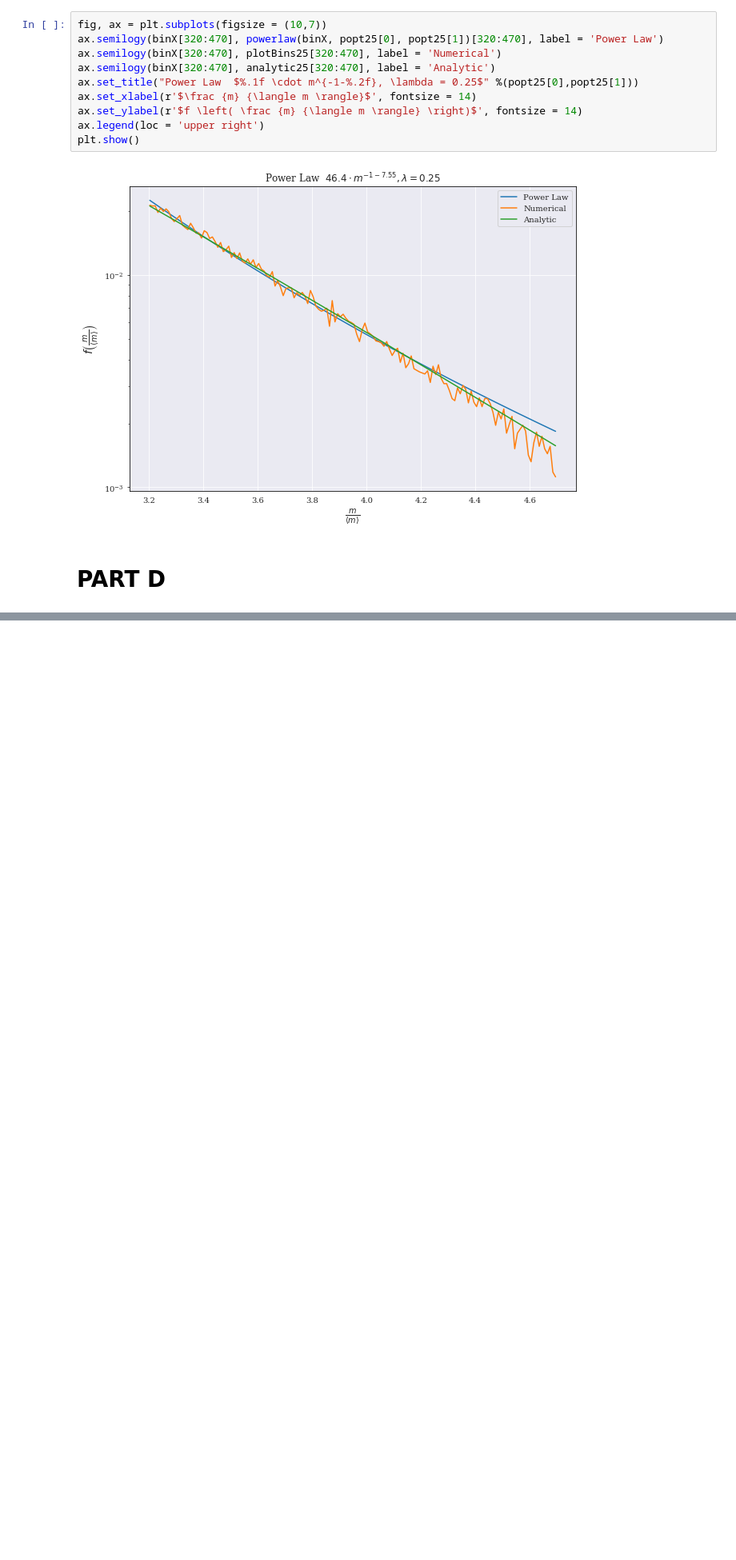
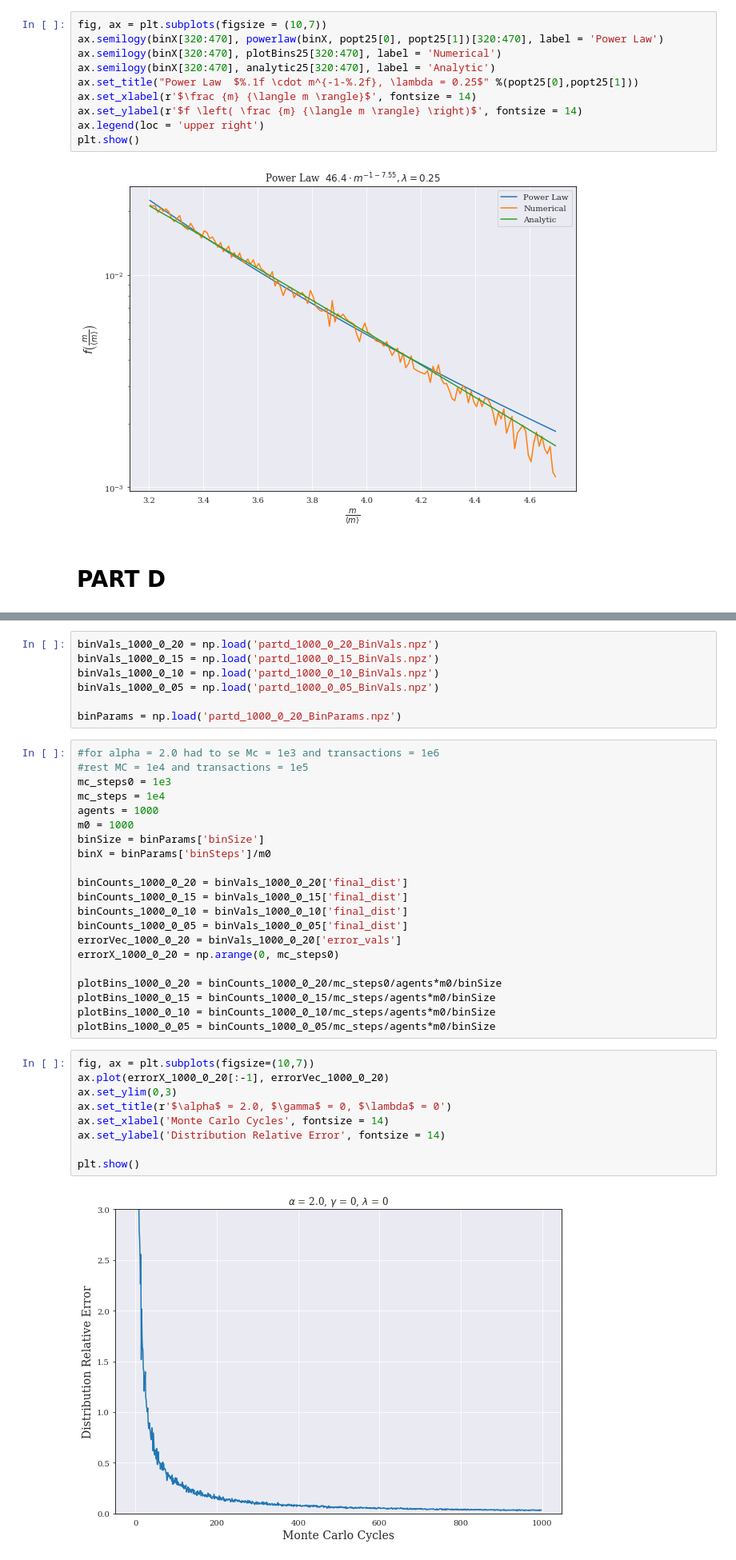
Before and after one commit to bruce-chappell/FYS4150, a Jupyter notebook: project5/proj5notebook.ipynb, the cells around one changed output, grey strips where cells are left out. Shown: that part at 80% size. Saved outputs shown, nothing was run; the diff lists cells and outputs as text; blank space fills up the shorter version.

```diff
--- a/project5/proj5notebook.ipynb
+++ b/project5/proj5notebook.ipynb
@@ -334,0 +335,39 @@ plt.show()
+# %%
+binVals_1000_0_20 = np.load('partd_1000_0_20_BinVals.npz')
+binVals_1000_0_15 = np.load('partd_1000_0_15_BinVals.npz')
+binVals_1000_0_10 = np.load('partd_1000_0_10_BinVals.npz')
+binVals_1000_0_05 = np.load('partd_1000_0_05_BinVals.npz')
+
+binParams = np.load('partd_1000_0_20_BinParams.npz')
+# %%
+#for alpha = 2.0 had to se Mc = 1e3 and transactions = 1e6
+#rest MC = 1e4 and transactions = 1e5
+mc_steps0 = 1e3
+mc_steps = 1e4
+agents = 1000
+m0 = 1000
+binSize = binParams['binSize']
+binX = binParams['binSteps']/m0
+
+binCounts_1000_0_20 = binVals_1000_0_20['final_dist']
+binCounts_1000_0_15 = binVals_1000_0_15['final_dist']
+binCounts_1000_0_10 = binVals_1000_0_10['final_dist']
+binCounts_1000_0_05 = binVals_1000_0_05['final_dist']
+errorVec_1000_0_20 = binVals_1000_0_20['error_vals']
+errorX_1000_0_20 = np.arange(0, mc_steps0)
+
+plotBins_1000_0_20 = binCounts_1000_0_20/mc_steps0/agents*m0/binSize
+plotBins_1000_0_15 = binCounts_1000_0_15/mc_steps/agents*m0/binSize
+plotBins_1000_0_10 = binCounts_1000_0_10/mc_steps/agents*m0/binSize
+plotBins_1000_0_05 = binCounts_1000_0_05/mc_steps/agents*m0/binSize
+# %%
+fig, ax = plt.subplots(figsize=(10,7))
+ax.plot(errorX_1000_0_20[:-1], errorVec_1000_0_20)
+ax.set_ylim(0,3)
+ax.set_title(r'$\alpha$ = 2.0, $\gamma$ = 0, $\lambda$ = 0')
+ax.set_xlabel('Monte Carlo Cycles', fontsize = 14)
+ax.set_ylabel('Distribution Relative Error', fontsize = 14)
+
+plt.show()
+# %% [output]
+[figure, added]
```
Also changed, not shown: parts of 12 cells of this notebook, 15 other files.
